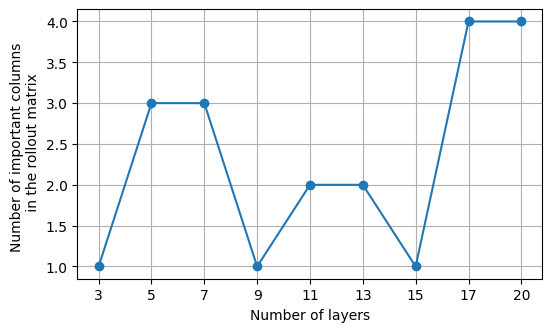
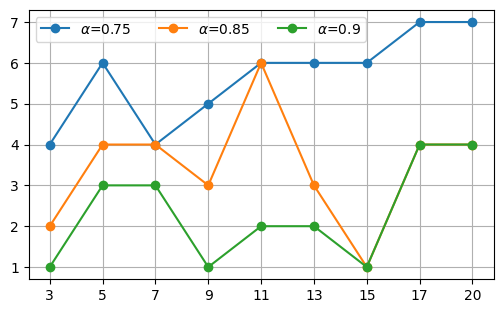
Code edit (unified diff) that turned the first committed figure into the second:
--- before
+++ after
@@ -1,11 +1,21 @@
-with open(f"Results/effective_ranks/rollout_counts{ALPHA_s}.pkl", "rb") as f:
-    roll_count_dict_alpha = pickle.load(f)
+ALPHAS = [0.75, 0.85, 0.9]
 
 plt.figure(figsize=(6, 3.5))
-ranks = [v['count'] for v in roll_count_dict_alpha.values()]
-plt.plot(ranks, marker="o")
+
+for alpha in ALPHAS:
+    alpha_s = f"{alpha:.2f}".replace(".", "")
+
+    with open(f"Results/effective_ranks/rollout_counts{alpha_s}.pkl", "rb") as f:
+        roll_count_dict_alpha = pickle.load(f)
+
+    ranks = [v['count'] for v in roll_count_dict_alpha.values()]
+    plt.plot(ranks, marker="o", label=rf"$\alpha$={alpha}")    
+    
 plt.xticks(range(len(ranks)), [3, 5, 7, 9, 11, 13, 15, 17, 20])
-plt.xlabel("Number of layers")
-plt.ylabel("Number of important columns \n in the rollout matrix")
+plt.legend(ncol=3)
+
+plt.savefig("Results/attention_plots/important_columns.pdf", bbox_inches="tight")
+# plt.xlabel("Number of layers")
+# plt.ylabel(r"Number of $\alpha$-important columns \n in the rollout matrix")
 plt.grid(True)
 plt.show()

Commit: new notebooks